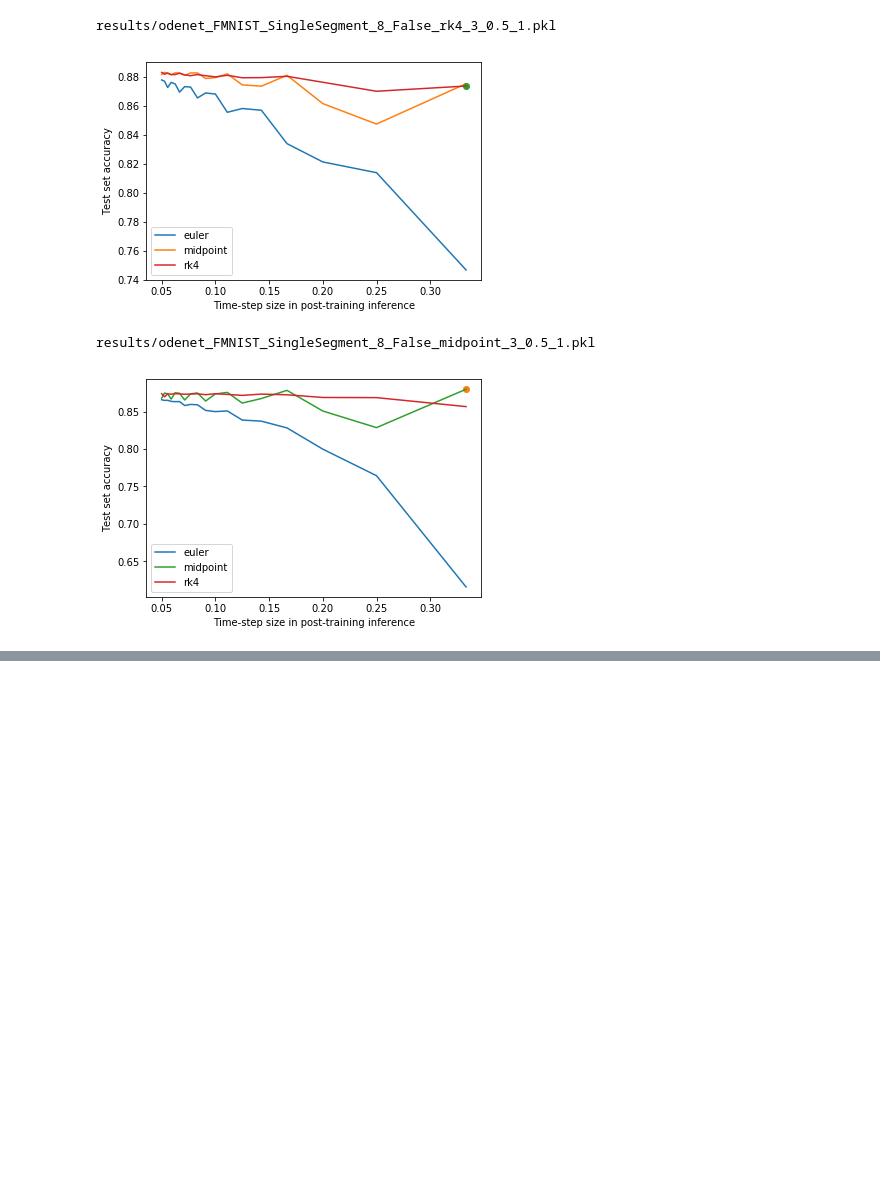
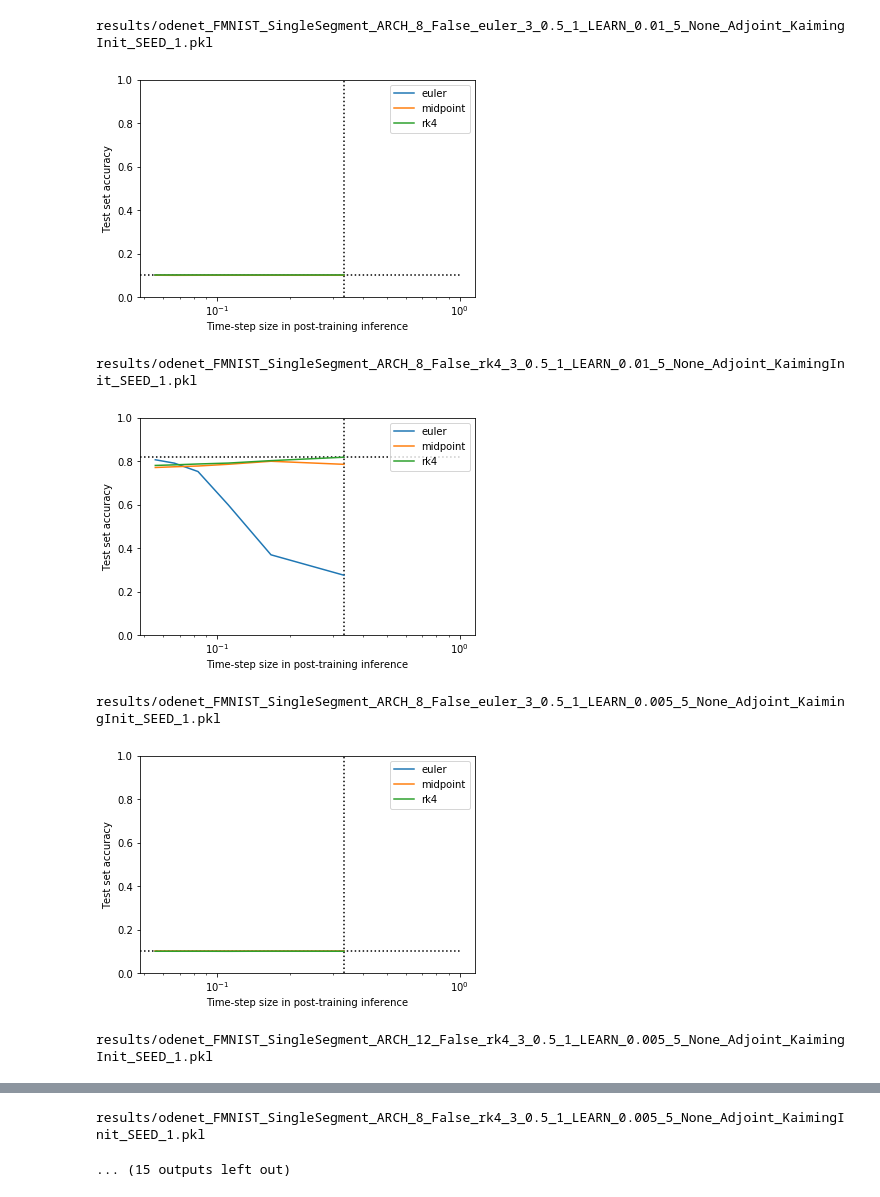
Before and after one commit to afqueiruga/StatefulOdeNets, a Jupyter notebook: fmnist_analysis.ipynb, the cells around one changed output, grey strips where cells are left out. Saved outputs shown, nothing was run; the diff lists cells and outputs as text; code cells hidden in the pictures; blank space fills up the shorter version.

```diff
--- a/fmnist_analysis.ipynb
+++ b/fmnist_analysis.ipynb
@@ -9,3 +20,4 @@ from odenet import datasets
 # %%
-dirs = glob('results/odenet_*')
+dirs = glob('results/odenet_*ARCH*[*')
 results = { name: torch.load(name) for name in dirs }
+dirs
@@ -12,6 +27,7 @@ results = { name: torch.load(name) for name in dirs }
 # %%
 for name, result in results.items():
-    plt.plot(result.losses, label=name)
+    plt.plot(result.losses, label=legend_name(name))
+    #plt.vlines(result.refine_steps, 0,1)
 plt.legend()
 # %% [output]
 <matplotlib.legend.Legend at 0x...>
@@ -19,6 +35,6 @@ plt.legend()
 # %%
 for name, result in results.items():
-    plt.plot(result.train_acc, label=name)
+    plt.plot(result.train_acc, label=legend_name(name))
     plt.plot(result.test_acc, '--')
 plt.legend()
 # %% [output]
@@ -63,17 +66,13 @@ refset,trainset,trainloader,testset,testloader = datasets.get_dataset("FMNIST",r
 # %%
-test_sweep = {}
-for name, result in results.items():
-    mod = result.model_list[0]
-    mod.eval()
-    accs_for_scheme = {}
-    for scheme in ('euler', 'midpoint','rk4'):
-        accs = []
-        for nt in range(3, 21, 1):
-            for net_idx in (3, 6, 9):
-                mod.net[net_idx].set_n_time_steps(nt)
-                mod.net[net_idx].scheme = scheme
-            accs.append((nt, refine_train.calculate_accuracy(mod, testloader)))
-        accs_for_scheme[scheme] = accs
-    test_sweep[name] = accs_for_scheme
+test_sweep = defaultdict( lambda : {} )
+with torch.no_grad():
+    for name, result in results.items():
+        accs_for_scheme = {}
+        for scheme in ('euler', 'midpoint','rk4'):
+            accs = []
+            for nt in progress(range(3, 19, 3), f"{legend_name(name)}, {scheme}"):
+                accs.append((nt, calc_for_scheme_sdb(name, scheme, nt)[0]))
+            accs_for_scheme[scheme] = accs
+        test_sweep[name].update(accs_for_scheme)
 test_sweep
 # %% [output]
@@ -99,9 +108,16 @@ for name, accs_for_scheme in test_sweep.items():
     print(name)
     for scheme, accs in accs_for_scheme.items():
         x,y = zip(*accs)
+        #if scheme in name:
+        #    plt.semilogx(1.0/x[0],y[0],'o')
+        # plt.vlines([3.0],0,1,linestyle='dotted')
+        # plt.plot(x, y, label=scheme)
+
         if scheme in name:
-            plt.plot(1.0/x[0],y[0],'o')
-        plt.plot([1.0/_x for _x in x], y, label=scheme)
+            plt.hlines([y[0]],0,1.0, linestyles='dotted')
+        plt.semilogx([1.0/_x for _x in x], y, label=scheme)
+    plt.vlines([1.0/3.0],0,1,linestyles='dotted')
+    plt.ylim(0.0,1)
     plt.legend()
     plt.xlabel('Time-step size in post-training inference')
     plt.ylabel('Test set accuracy')
@@ -112,4 +131,7 @@ results/odenet_FMNIST_SingleSegment_8_False_euler_3_0.5_1.pkl
-results/odenet_FMNIST_SingleSegment_8_False_rk4_3_0.5_1.pkl
+results/odenet_FMNIST_SingleSegment_ARCH_8_False_euler_3_0.5_1_LEARN_0.01_5_None_Adjoint_KaimingInit_SEED_1.pkl
-[figure, old version]
+[figure, new version]
-results/odenet_FMNIST_SingleSegment_8_False_midpoint_3_0.5_1.pkl
+results/odenet_FMNIST_SingleSegment_ARCH_8_False_rk4_3_0.5_1_LEARN_0.01_5_None_Adjoint_KaimingInit_SEED_1.pkl
-[figure, old version]
+[figure, new version]
+results/odenet_FMNIST_SingleSegment_ARCH_8_False_euler_3_0.5_1_LEARN_0.005_5_None_Adjoint_KaimingInit_SEED_1.pkl
+[figure, added]
+results/odenet_FMNIST_SingleSegment_ARCH_12_False_rk4_3_0.5_1_LEARN_0.005_5_None_Adjoint_KaimingInit_SEED_1.pkl
@@ -115,0 +139,2 @@ results/odenet_FMNIST_SingleSegment_8_False_midpoint_3_0.5_1.pkl
+results/odenet_FMNIST_SingleSegment_ARCH_8_False_rk4_3_0.5_1_LEARN_0.005_5_None_Adjoint_KaimingInit_SEED_1.pkl
+... (15 outputs left out)
```
Also changed, not shown: parts of 19 cells of this notebook, 1 other file.
